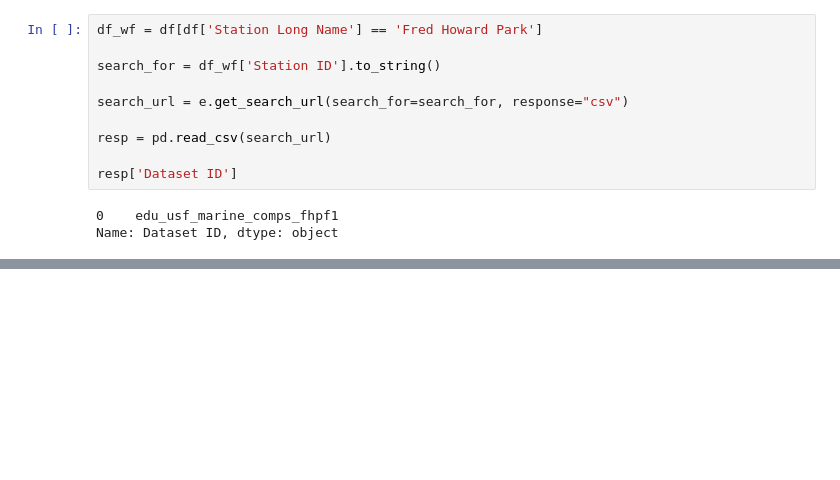
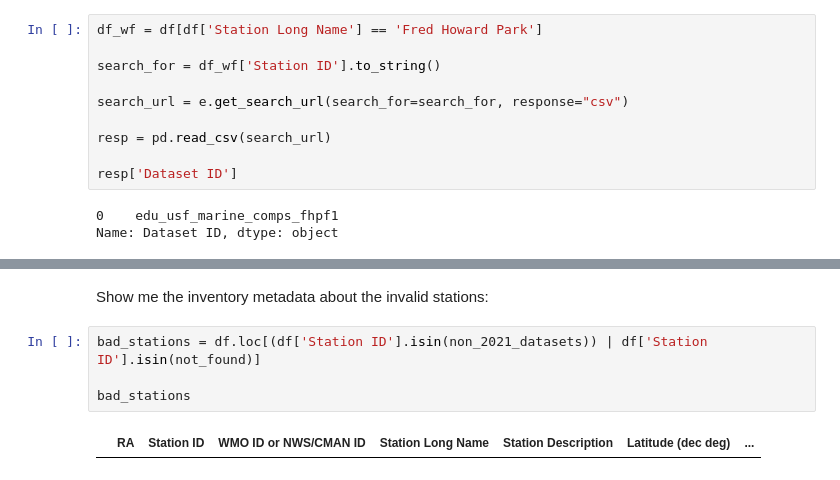
Before and after one commit to ioos/ioos-asset-inventory, a Jupyter notebook: spot_check_stations.ipynb, the cells around one changed output, grey strips where cells are left out. Saved outputs shown, nothing was run; the diff lists cells and outputs as text; blank space fills up the shorter version.

```diff
--- a/spot_check_stations.ipynb
+++ b/spot_check_stations.ipynb
@@ -218,0 +248,8 @@ No valid data for 2021 for dataset ID myrtlebeach-743
+# %% [markdown]
+Show me the inventory metadata about the invalid stations:
+# %%
+bad_stations = df.loc[(df['Station ID'].isin(non_2021_datasets)) | df['Station ID'].isin(not_found)]
+
+bad_stations
+# %% [output]
+|  | RA | Station ID | WMO ID or NWS/CMAN ID | Station Long Name | Station Description | Latitude (dec deg) | ... |
```
Also changed, not shown: parts of 12 cells of this notebook, 1 other file.
